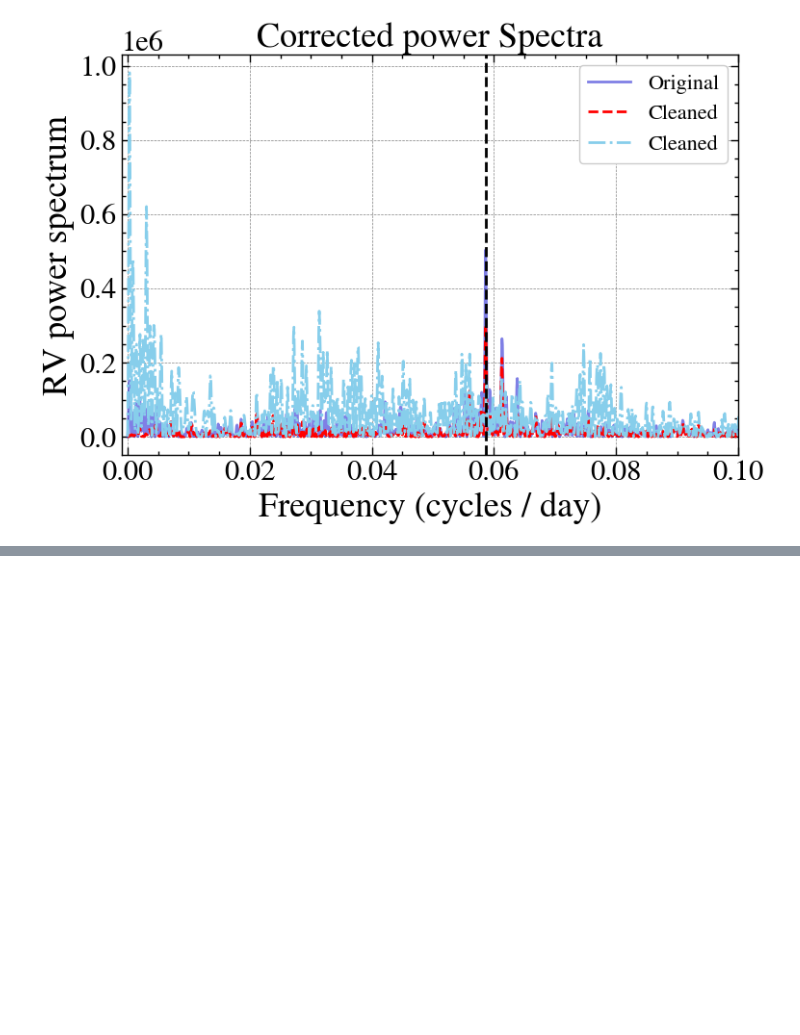
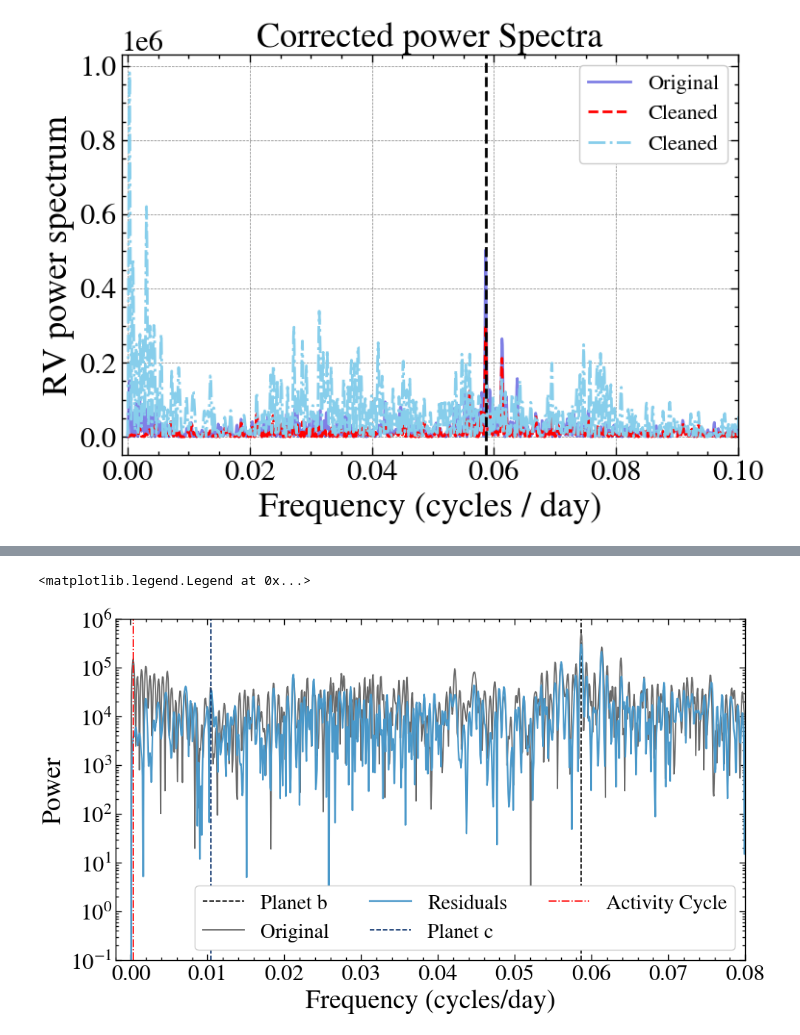
Before and after one commit to vicaleram/fdac, a Jupyter notebook: docs/examples/HD99492_fdac.ipynb, the cells around one changed output, grey strips where cells are left out. Drawn from its saved outputs; the diff is of its cells as text; code cells hidden in the pictures; blank space fills up the shorter version.

```diff
--- a/docs/examples/HD99492_fdac.ipynb
+++ b/docs/examples/HD99492_fdac.ipynb
@@ -153,0 +157,18 @@ plt.axvline(1/95.4, color= 'k', ls='--')
+# %%
+indeces = fdac.fgrid>=0
+plt.figure(figsize=(11,6))
+plt.axvline(1/17.05, color='k', ls='--', lw=1.2, label= 'Planet b', alpha=1)
+plt.plot(fdac.fgrid[indeces], np.abs(fdac.first_FFT[indeces])**2, lw=1.3, color='dimgray', label='Original')
+plt.plot(fdac.fgrid[indeces], np.abs(fdac.residuals_FFT[indeces])**2, lw=1.6, color=colors[2], label='Residuals')
+plt.axvline(1/95.4, color= colors[0], ls='--', lw=1.2, label="Planet c")
+plt.axvline(1/3000, color='r', ls='-.', lw=1.2, label ='Activity Cycle')
+plt.yscale('log')
+plt.ylim(1e-1, 1e6)
+plt.xlim(-0.002, 0.08)
+plt.xlabel("Frequency (cycles/day)")
+plt.ylabel("Power")
+plt.grid(False)
+plt.legend(fontsize=20, ncol=3)
+# %% [output]
+<matplotlib.legend.Legend at 0x...>
+[figure, added]
```
Also changed, not shown: parts of 2 cells of this notebook, 5 other files.
